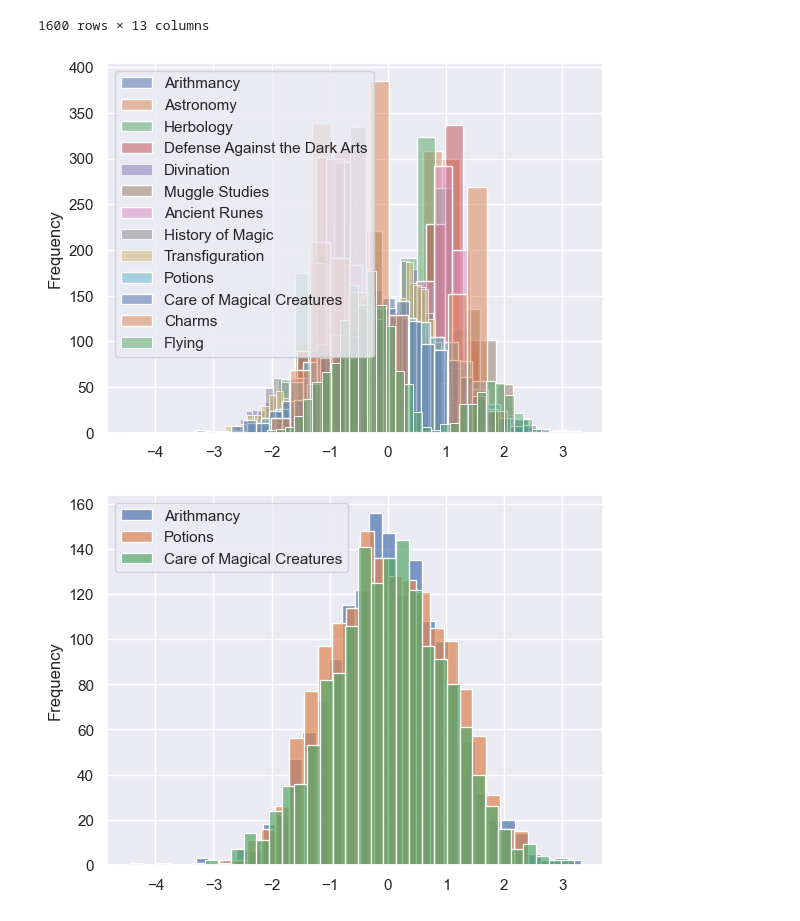
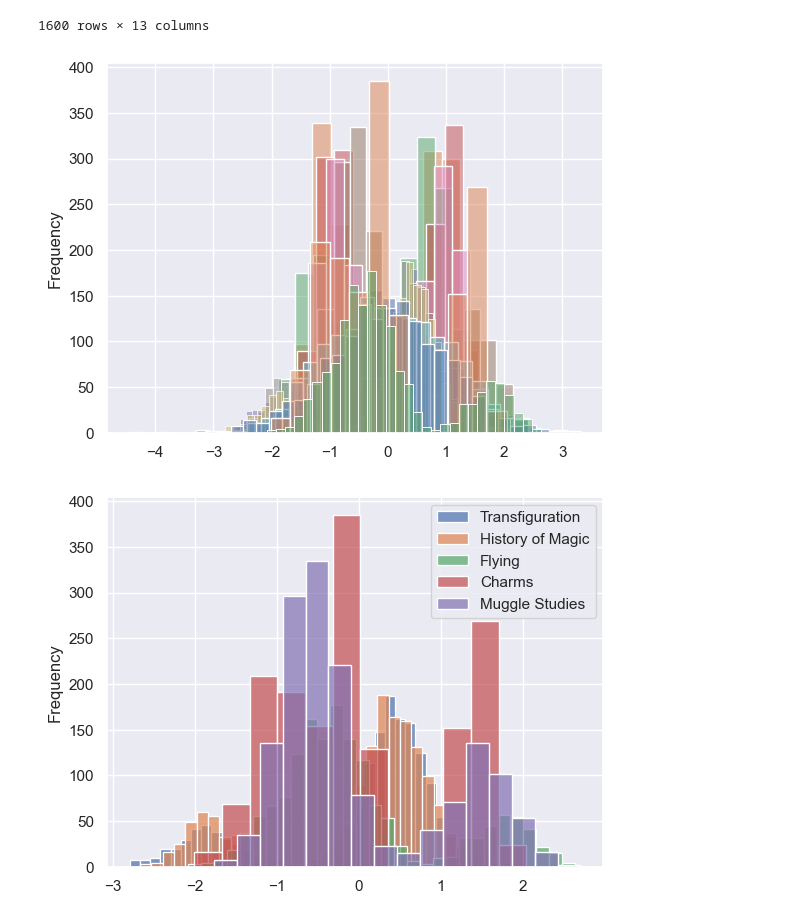
Before and after one commit to ayoubabounakif/dslr, a Jupyter notebook: data_visualization/histogram.ipynb, the cells around one changed output. Cells and saved outputs as stored; diff of their text form; code cells hidden in the pictures.

```diff
--- a/data_visualization/histogram.ipynb
+++ b/data_visualization/histogram.ipynb
@@ -91,22 +91,33 @@ for course in courses:
   sns.histplot(normalized_data[course], alpha=0.5, label=course)
 plt.xlabel('')
 plt.ylabel('Frequency')
-plt.legend()
+# plt.legend()
 plt.show()
 # %% [output]
-[figure, old version]
+[figure, new version]
 # %%
 potential_attrs__1 = ['Ancient Runes', 'Astronomy', 'Herbology', 'History of Magic', 'Transfiguration']
 # %%
 potential_attrs__2 = ['Arithmancy', 'Herbology', 'Transfiguration', 'Divination']
 # %%
 potential_attrs__3 = ['Arithmancy', 'Potions', 'Care of Magical Creatures']
+# %%
+# Deduced from heatmap in pair_plot.ipynb
+potential_attrs__7 = ['Charms', 'Herbology', 'Muggle Studies']
+potential_attrs__20 = ['Transfiguration', 'History of Magic']
+potential_attrs__8 = ['Defense Against the Dark Arts', 'Astronomy']
+potential_attrs__9 = ['Flying', 'History of Magic', 'Transfiguration']
+potential_attrs__10 = ['Flying', 'Arithmancy', 'Charms']
+potential_attrs__11 = ['Astronomy', 'Defense Against the Dark Arts']
+
+# Looking like the most reasonable for now...
+potential_attrs__12 = ['Transfiguration', 'History of Magic', 'Flying', 'Charms', 'Muggle Studies']
 # %%
-for attr in potential_attrs__3:
+for attr in potential_attrs__12:
     sns.histplot(normalized_data[attr], alpha=0.7, label=attr)
 plt.xlabel('')
 plt.ylabel('Frequency')
 plt.legend()
 plt.show()
 # %% [output]
-[figure, old version]
+[figure, new version]
```
Also changed, not shown: parts of 1 cell of this notebook, 2 other files.
